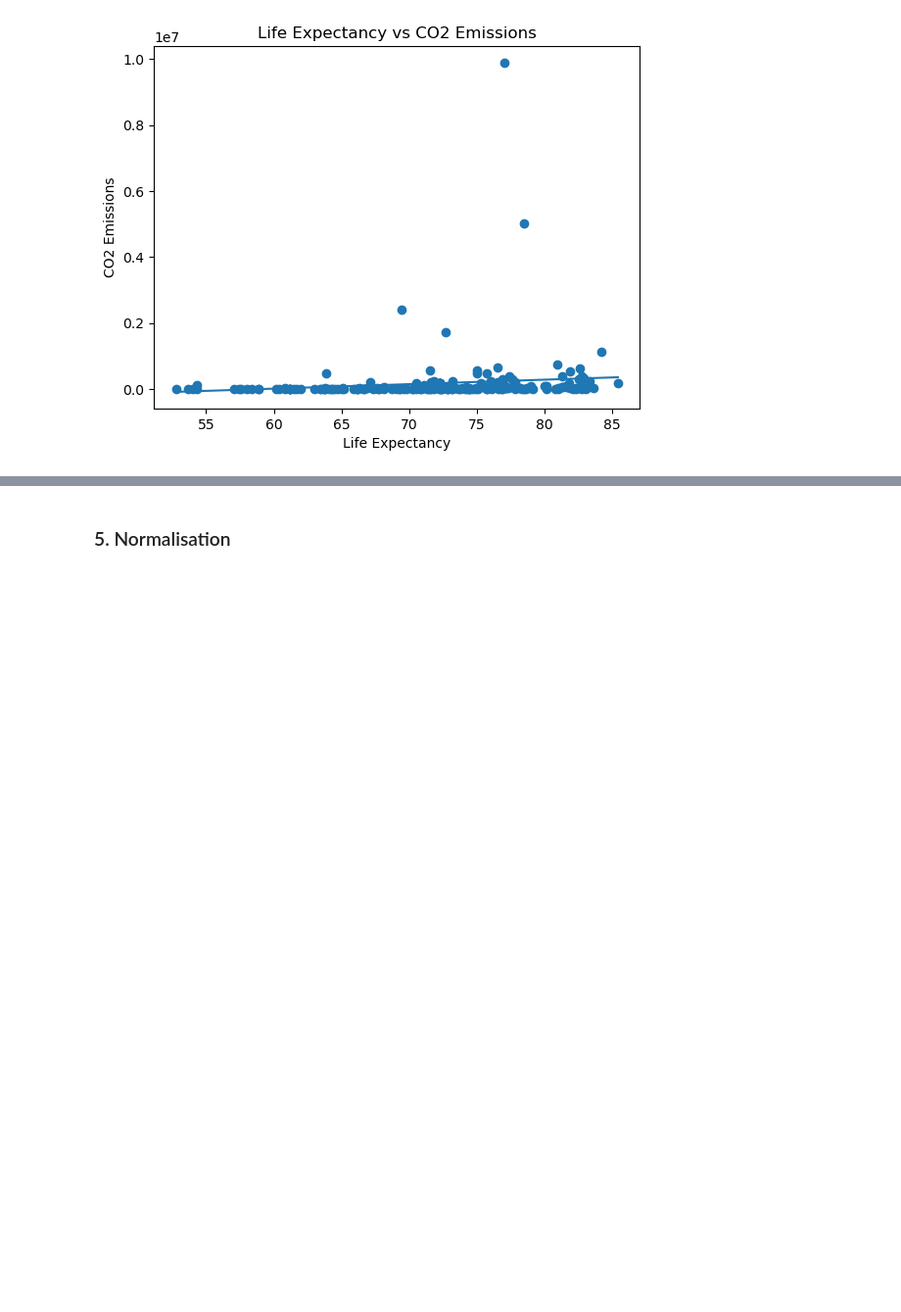
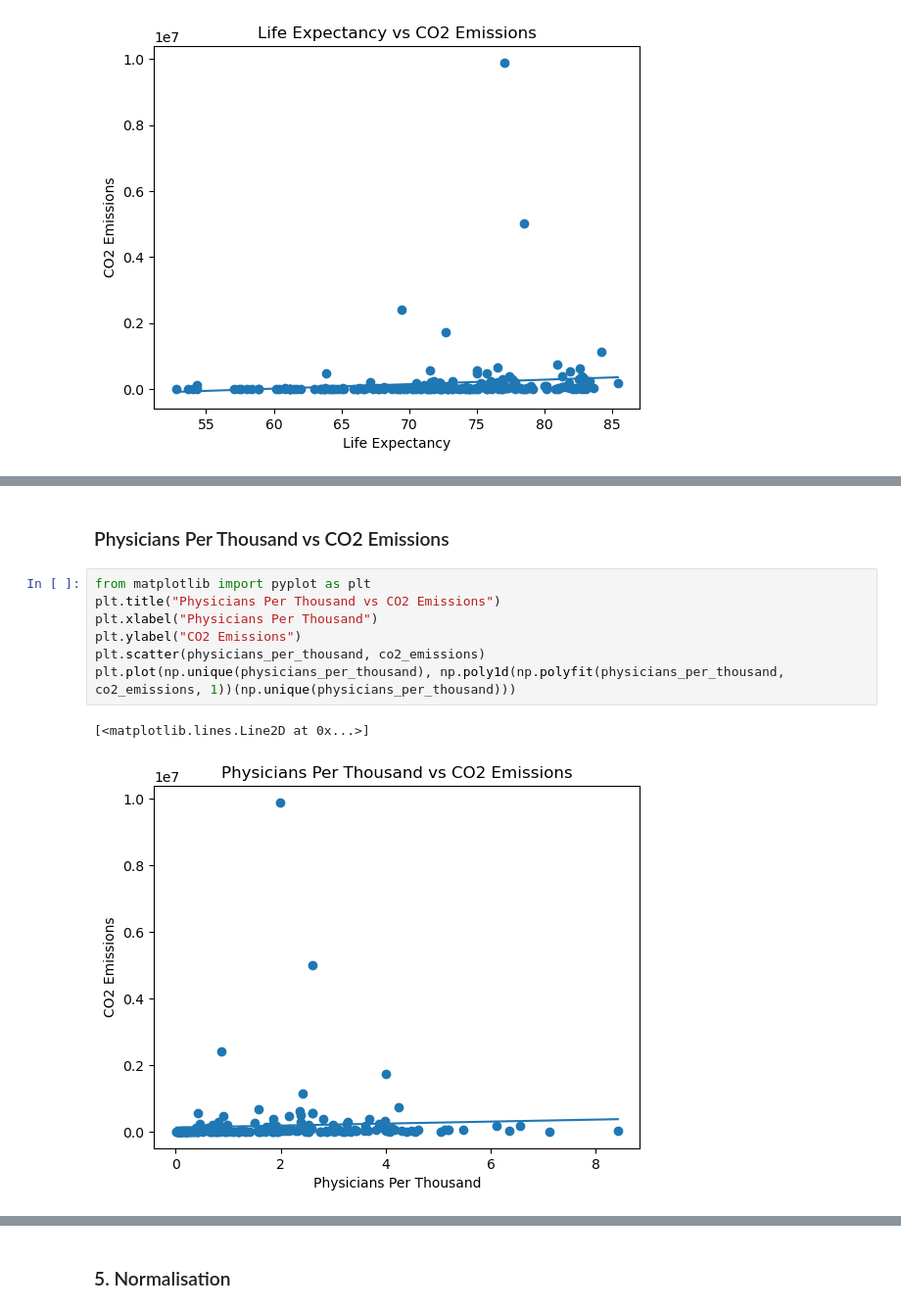
Before and after one commit to Matthew-Riddell/DAV_CA1, a Jupyter notebook: MATTHEW_RIDDELL_DAV_CA.ipynb, the cells around one changed output, grey strips where cells are left out. Shown: that part at 98% size. Saved outputs shown, nothing was run; the diff lists cells and outputs as text; blank space fills up the shorter version.

```diff
--- a/MATTHEW_RIDDELL_DAV_CA.ipynb
+++ b/MATTHEW_RIDDELL_DAV_CA.ipynb
@@ -205,0 +243,12 @@ plt.plot(np.unique(life_expectancy), np.poly1d(np.polyfit(life_expectancy, co2_e
+# %% [markdown]
+### Physicians Per Thousand vs CO2 Emissions
+# %%
+from matplotlib import pyplot as plt
+plt.title("Physicians Per Thousand vs CO2 Emissions")
+plt.xlabel("Physicians Per Thousand")
+plt.ylabel("CO2 Emissions")
+plt.scatter(physicians_per_thousand, co2_emissions)
+plt.plot(np.unique(physicians_per_thousand), np.poly1d(np.polyfit(physicians_per_thousand, co2_emissions, 1))(np.unique(physicians_per_thousand)))
+# %% [output]
+[<matplotlib.lines.Line2D at 0x...>]
+[figure, added]
```
Also changed, not shown: parts of 21 cells of this notebook.
